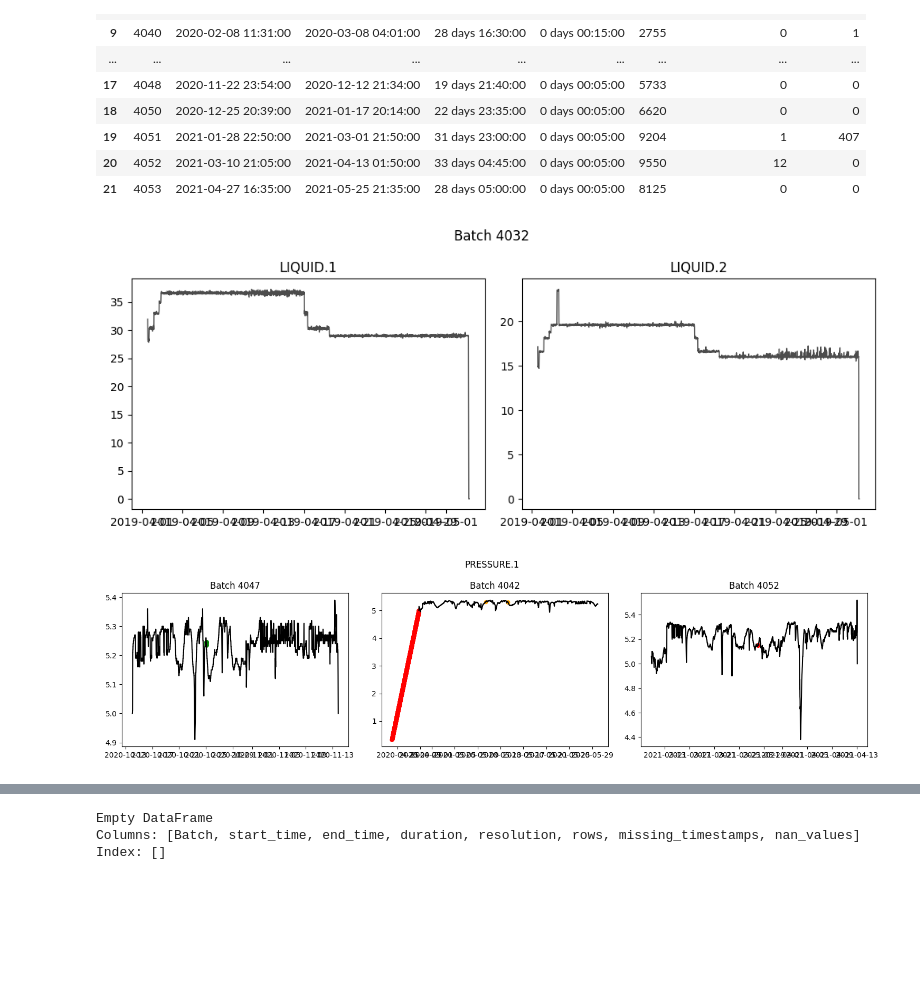
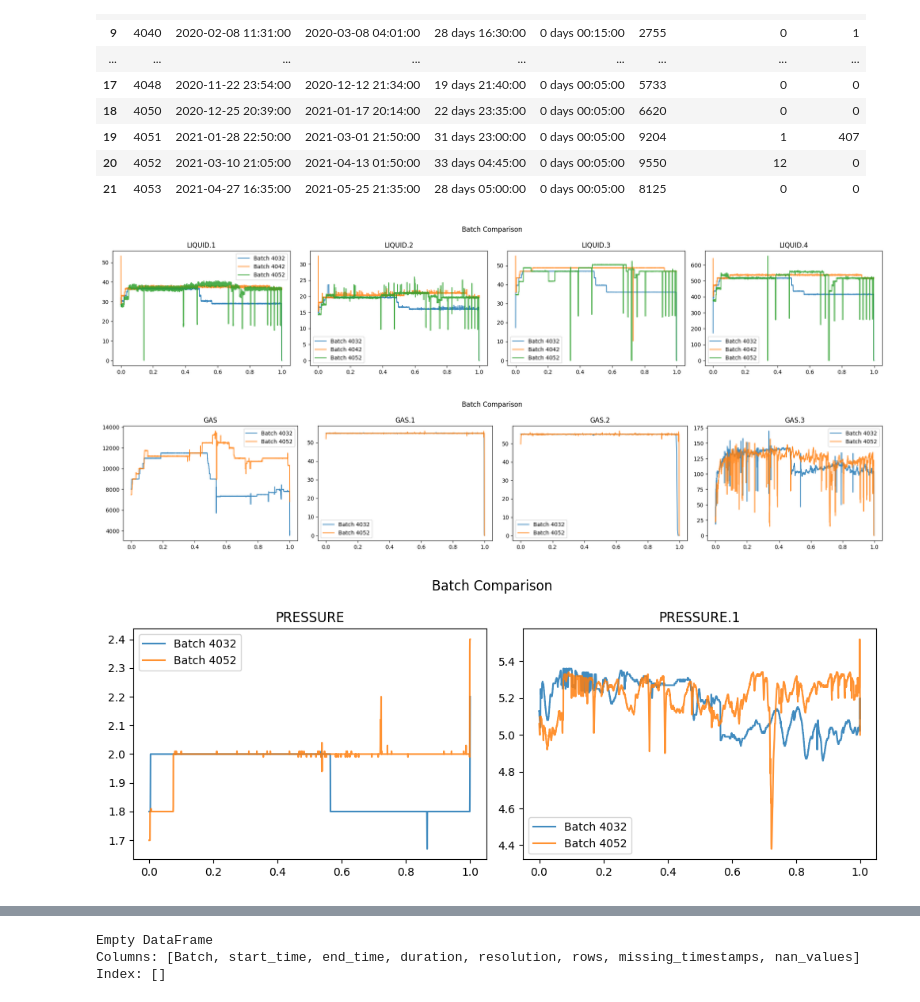
Before and after one commit to RichardFisher1/Applied, a Jupyter notebook: notebooks/RichardNotes.ipynb, the cells around one changed output, grey strips where cells are left out. Drawn from its saved outputs; the diff is of its cells as text; code cells hidden in the pictures; blank space fills up the shorter version.

```diff
--- a/notebooks/RichardNotes.ipynb
+++ b/notebooks/RichardNotes.ipynb
@@ -368,10 +542,14 @@ class BatchTimeSeriesPlotter:
 # %%
 plotter = BatchTimeSeriesPlotter(op_df)
 
-plotter.plot(batch=4032, column=["LIQUID.1", 'LIQUID.2'])
+plotter.plot(batch=[4032, 4042, 4052], column=["LIQUID.1","LIQUID.2","LIQUID.3", 'LIQUID.4'], width=6)
+plotter.plot(batch=[4032, 4052], column=["GAS",'GAS.1', 'GAS.2', 'GAS.3'])
+plotter.plot(batch=[4032, 4052], column=["PRESSURE",'PRESSURE.1'])
+
+# plotter.plot(batch=4032, column=["pH",])
+# plotter.plot(batch=4032, column=["OFFGAS",'OFFGAS.1'])
+# plotter.plot(batch=[4032, 4052], column=["OXYGEN"])
 # %% [output]
-[figure, old version]
+[figure, new version]
+[figure, added]
+[figure, added]
-# %%
-plotter.plot(column="PRESSURE.1", batches=[4047,4042,4052])
-# %% [output]
-[figure, removed]
```
Also changed, not shown: parts of 27 cells of this notebook.
